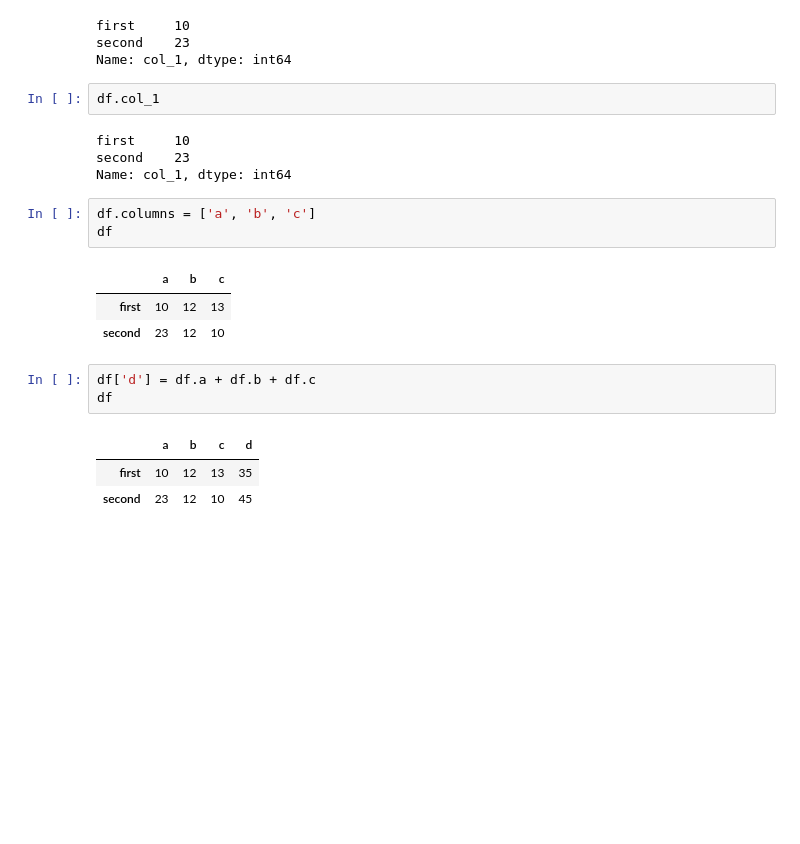
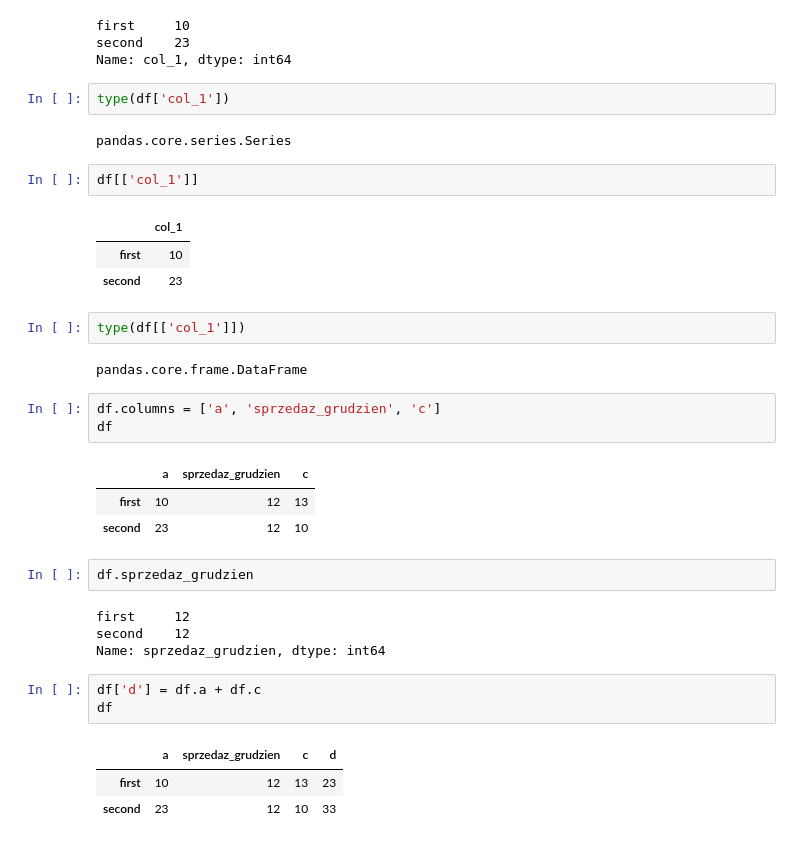
Before and after one commit to krakowiakpawel9/data-science-bootcamp, a Jupyter notebook: 02_analiza_danych/01_pandas_intro.ipynb, the cells around one changed output. Saved outputs shown, nothing was run; the diff lists cells and outputs as text; blank space fills up the shorter version.

```diff
--- a/02_analiza_danych/01_pandas_intro.ipynb
+++ b/02_analiza_danych/01_pandas_intro.ipynb
@@ -345,23 +321,37 @@ df['col_1']
 first     10
 second    23
 Name: col_1, dtype: int64
+# %%
+type(df['col_1'])
+# %% [output]
+pandas.core.series.Series
 # %%
-df.col_1
+df[['col_1']]
 # %% [output]
-first     10
-second    23
-Name: col_1, dtype: int64
+|  | col_1 |
+| first | 10 |
+| second | 23 |
+# %%
+type(df[['col_1']])
+# %% [output]
+pandas.core.frame.DataFrame
 # %%
-df.columns = ['a', 'b', 'c']
+df.columns = ['a', 'sprzedaz_grudzien', 'c']
 df
 # %% [output]
-|  | a | b | c |
+|  | a | sprzedaz_grudzien | c |
 | first | 10 | 12 | 13 |
 | second | 23 | 12 | 10 |
+# %%
+df.sprzedaz_grudzien
+# %% [output]
+first     12
+second    12
+Name: sprzedaz_grudzien, dtype: int64
 # %%
-df['d'] = df.a + df.b + df.c
+df['d'] = df.a + df.c
 df
 # %% [output]
-|  | a | b | c | d |
-| first | 10 | 12 | 13 | 35 |
-| second | 23 | 12 | 10 | 45 |
+|  | a | sprzedaz_grudzien | c | d |
+| first | 10 | 12 | 13 | 23 |
+| second | 23 | 12 | 10 | 33 |
```
Also changed, not shown: parts of 49 cells of this notebook.
